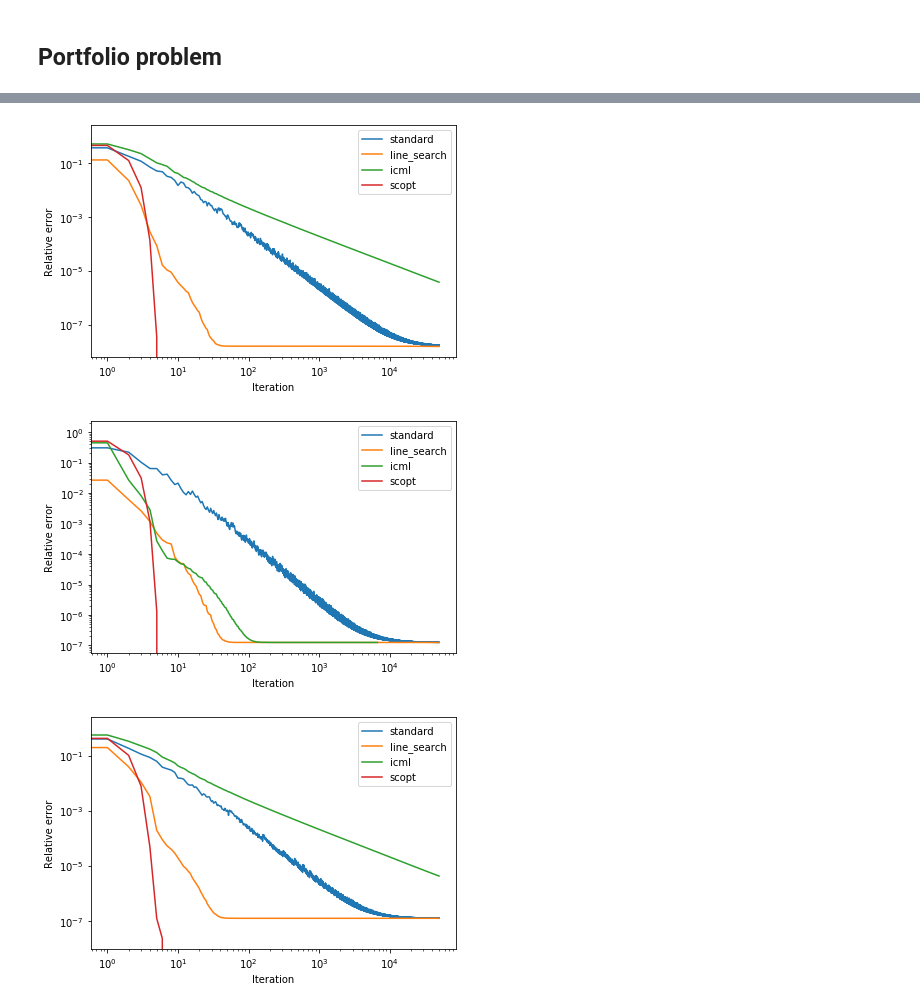
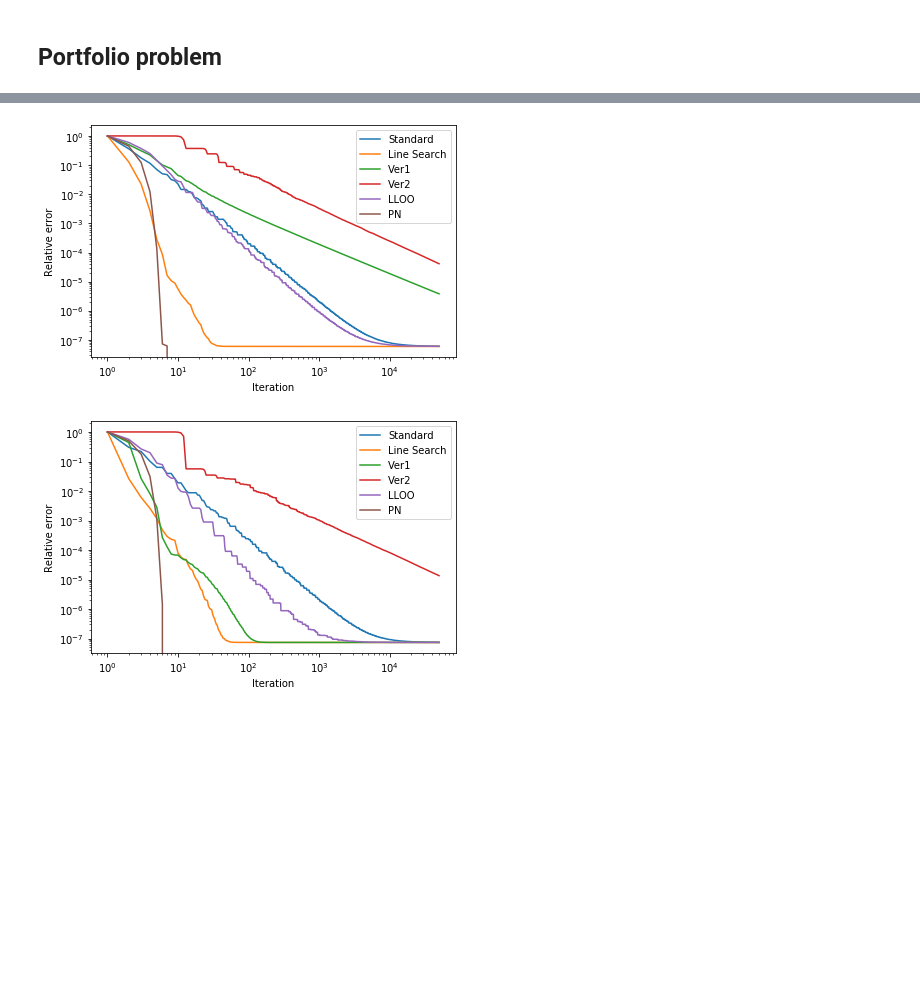
Before and after one commit to kamil-safin/scfw_experiments, a Jupyter notebook: plot_figures.ipynb, the cells around one changed output, grey strips where cells are left out. Drawn from its saved outputs; the diff is of its cells as text; code cells hidden in the pictures; blank space fills up the shorter version.

```diff
--- a/plot_figures.ipynb
+++ b/plot_figures.ipynb
@@ -9,8 +10,9 @@ data_folder = './results'
 ## Portfolio problem
 # %%
 task_name = 'portfolio'
-data_list =  ['syn_1000_800_10_50', 'syn_1000_1200_10_50', 'syn_1000_1500_10_50']
-policy_list = run_alpha_policies = ["standard","line_search","icml","scopt"]
+data_list =  ['syn_1000_800_10_50', 'syn_1000_1200_10_50']#, 'syn_1000_1500_10_50']
+policy_list = run_alpha_policies = ["standard","line_search","icml","backtracking","new_lloo","scopt"]
+policy_labels=['Standard','Line Search','Ver1','Ver2','LLOO','PN']
 results = dict()
 
 for data_name in data_list:
@@ -36,7 +38,8 @@ for data_name in data_list:
 #dataset percentage plot
 policy_percentage_plot = {}
 for policy in error_hist_data.keys():
-    error_range = np.arange(1e-10, 1e-4, 1e-7)
+    print(policy)
+    error_range = np.arange(1e-10, 1e-3, 1e-7)
     achieved_error_data_qty = []
     for error_val in error_range:
         curr_error_achieved_qty = 0
@@ -136,16 +145,18 @@ plt.show()
 # %%
 for data in data_list:
-    for policy in policy_list:
-        plt.plot(error_hist_data[policy][data], label=policy)
+    for i in range(len(policy_list)):
+        policy=policy_list[i]
+        policy_label=policy_labels[i]
+        series = pd.Series(error_hist_data[policy][data])
+        plt.plot(range(1,len(error_hist_data[policy][data])+1),series.cummin(), label=policy_label)
     plt.legend()
     plt.xlabel('Iteration')
     plt.ylabel('Relative error')
     plt.xscale('log')
     plt.yscale('log')
     plt.tight_layout()
     plt.savefig(os.path.join('./pics', data + '.png'))
     plt.show()
 # %% [output]
-[figure, old version]
+[figure, new version]
-[figure, old version]
+[figure, new version]
-[figure, removed]
```
Also changed, not shown: parts of 6 cells of this notebook, 4 other files.
